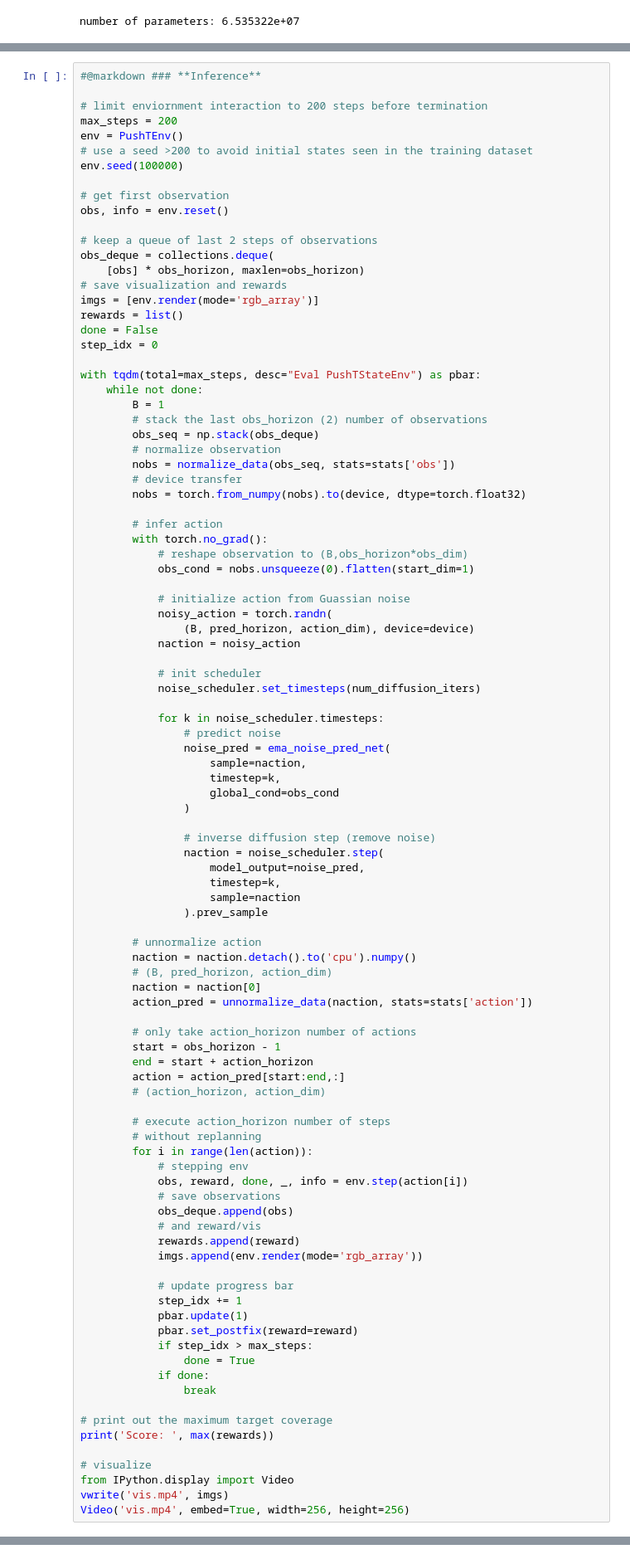
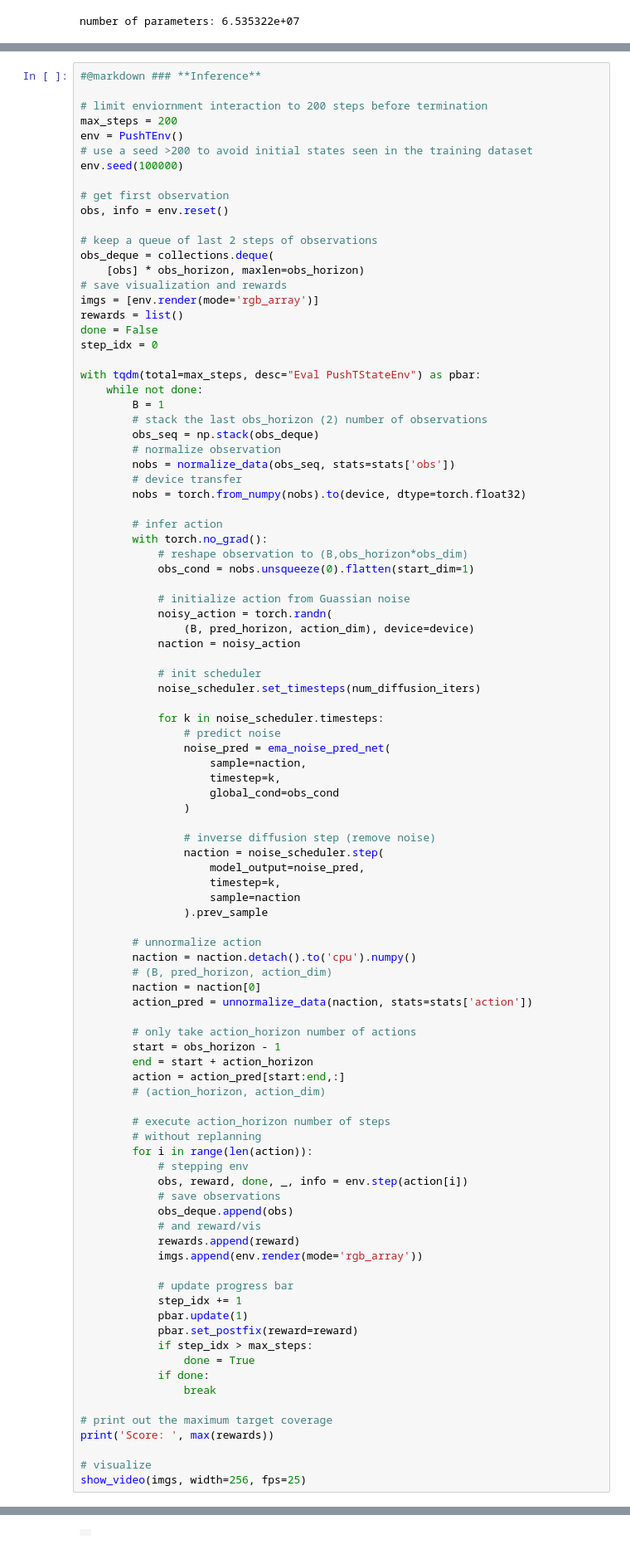
Before and after one commit to willh003/flowvis, a Jupyter notebook: flow_policy/pusht/diffusion_policy_state_pusht_demo.ipynb, the cells around one changed output, grey strips where cells are left out. Shown at 83% size. Drawn from its saved outputs; the diff is of its cells as text.

Commit message:
Use jupyviz to show videos

```diff
--- a/flow_policy/pusht/diffusion_policy_state_pusht_demo.ipynb
+++ b/flow_policy/pusht/diffusion_policy_state_pusht_demo.ipynb
@@ -1324,7 +1321,5 @@ with tqdm(total=max_steps, desc="Eval PushTStateEnv") as pbar:
 print('Score: ', max(rewards))
 
 # visualize
-from IPython.display import Video
-vwrite('vis.mp4', imgs)
-Video('vis.mp4', embed=True, width=256, height=256)
+show_video(imgs, width=256, fps=25)
 # %% [output]
@@ -1332,0 +1327 @@ Score:  1.0
+|  |
```
Also changed, not shown: parts of 5 cells of this notebook, 3 other files.
